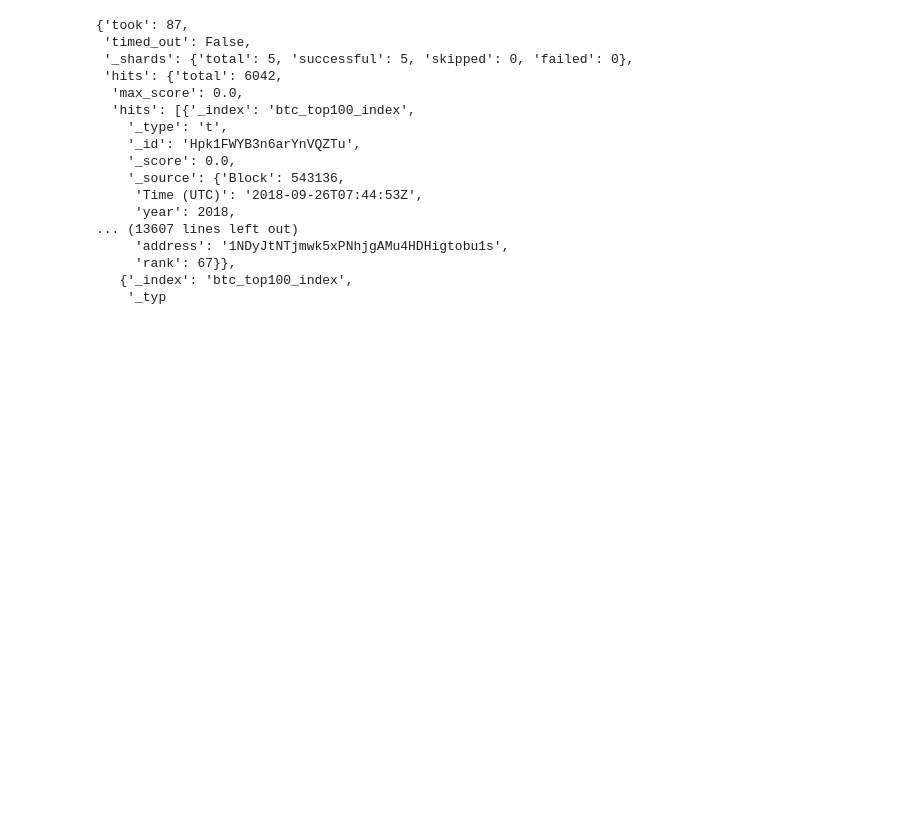
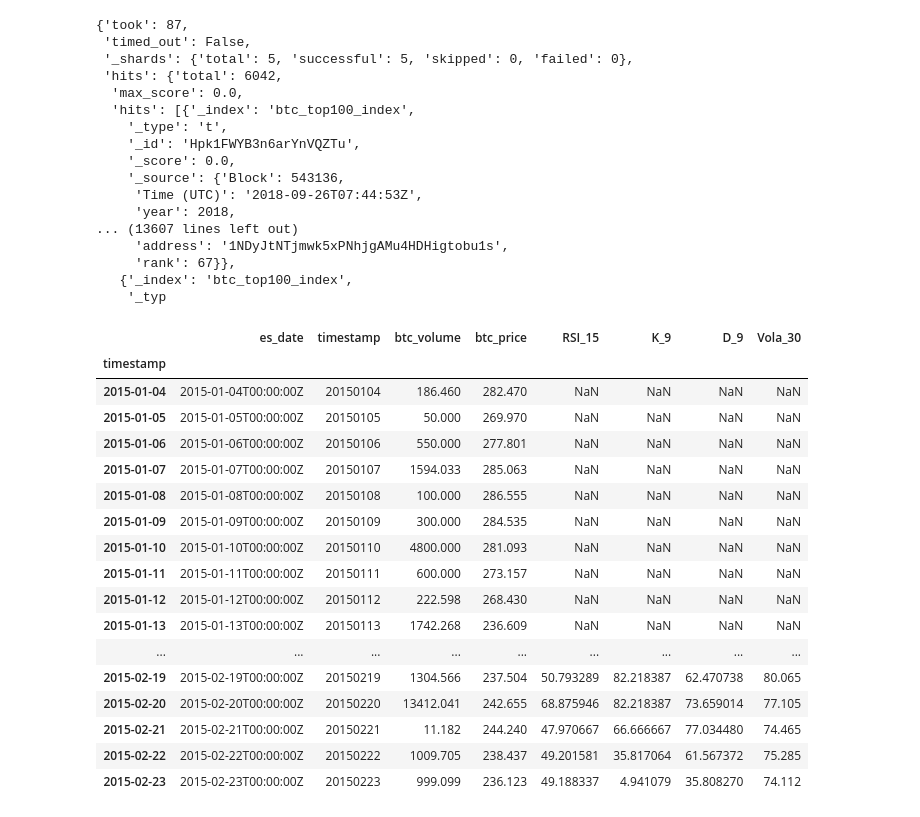
Before and after one commit to gary136/Work_files, a Jupyter notebook: py_elastic.ipynb, the cells around one changed output. Cells and saved outputs as stored; diff of their text form; code cells hidden in the pictures; blank space fills up the shorter version.

```diff
--- a/py_elastic.ipynb
+++ b/py_elastic.ipynb
@@ -430,3 +428,28 @@ t
      'rank': 67}},
    {'_index': 'btc_top100_index',
     '_typ
+# %%
+data = es_all()
+df = json_pandas(data)
+df_tech = technical(df)
+# %%
+df_tech.head(50)
+# %% [output]
+|  | es_date | timestamp | btc_volume | btc_price | RSI_15 | K_9 | D_9 | Vola_30 |
+| timestamp |  |  |  |  |  |  |  |  |
+| 2015-01-04 | 2015-01-04T00:00:00Z | 20150104 | 186.460 | 282.470 | NaN | NaN | NaN | NaN |
+| 2015-01-05 | 2015-01-05T00:00:00Z | 20150105 | 50.000 | 269.970 | NaN | NaN | NaN | NaN |
+| 2015-01-06 | 2015-01-06T00:00:00Z | 20150106 | 550.000 | 277.801 | NaN | NaN | NaN | NaN |
+| 2015-01-07 | 2015-01-07T00:00:00Z | 20150107 | 1594.033 | 285.063 | NaN | NaN | NaN | NaN |
+| 2015-01-08 | 2015-01-08T00:00:00Z | 20150108 | 100.000 | 286.555 | NaN | NaN | NaN | NaN |
+| 2015-01-09 | 2015-01-09T00:00:00Z | 20150109 | 300.000 | 284.535 | NaN | NaN | NaN | NaN |
+| 2015-01-10 | 2015-01-10T00:00:00Z | 20150110 | 4800.000 | 281.093 | NaN | NaN | NaN | NaN |
+| 2015-01-11 | 2015-01-11T00:00:00Z | 20150111 | 600.000 | 273.157 | NaN | NaN | NaN | NaN |
+| 2015-01-12 | 2015-01-12T00:00:00Z | 20150112 | 222.598 | 268.430 | NaN | NaN | NaN | NaN |
+| 2015-01-13 | 2015-01-13T00:00:00Z | 20150113 | 1742.268 | 236.609 | NaN | NaN | NaN | NaN |
+| ... | ... | ... | ... | ... | ... | ... | ... | ... |
+| 2015-02-19 | 2015-02-19T00:00:00Z | 20150219 | 1304.566 | 237.504 | 50.793289 | 82.218387 | 62.470738 | 80.065 |
+| 2015-02-20 | 2015-02-20T00:00:00Z | 20150220 | 13412.041 | 242.655 | 68.875946 | 82.218387 | 73.659014 | 77.105 |
+| 2015-02-21 | 2015-02-21T00:00:00Z | 20150221 | 11.182 | 244.240 | 47.970667 | 66.666667 | 77.034480 | 74.465 |
+| 2015-02-22 | 2015-02-22T00:00:00Z | 20150222 | 1009.705 | 238.437 | 49.201581 | 35.817064 | 61.567372 | 75.285 |
+| 2015-02-23 | 2015-02-23T00:00:00Z | 20150223 | 999.099 | 236.123 | 49.188337 | 4.941079 | 35.808270 | 74.112 |
```
Also changed, not shown: parts of 15 cells of this notebook, 6 other files.
